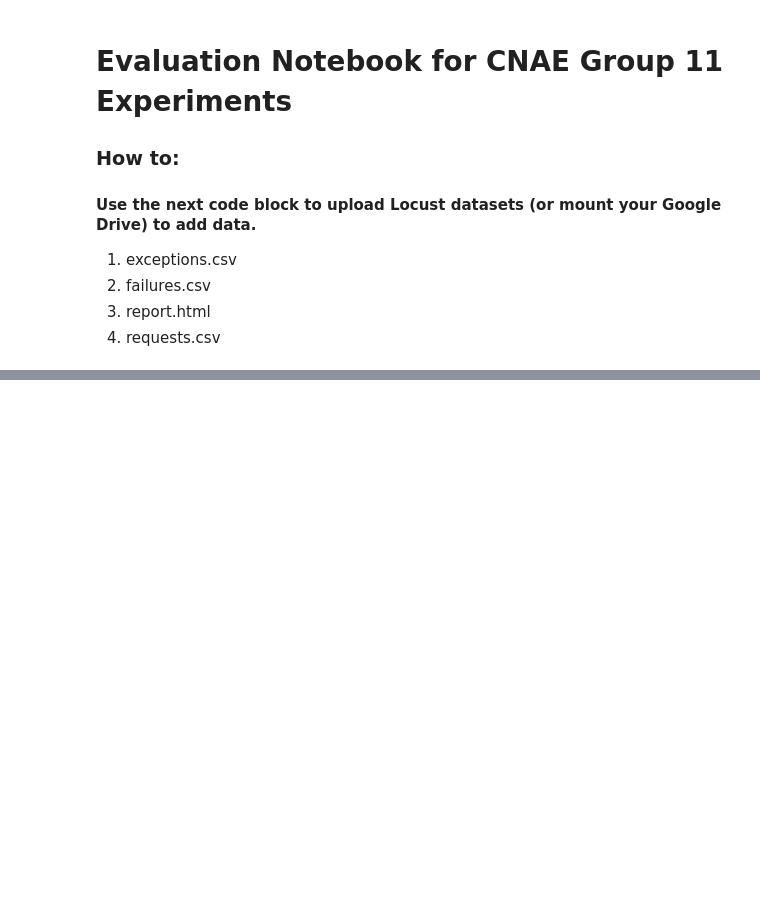
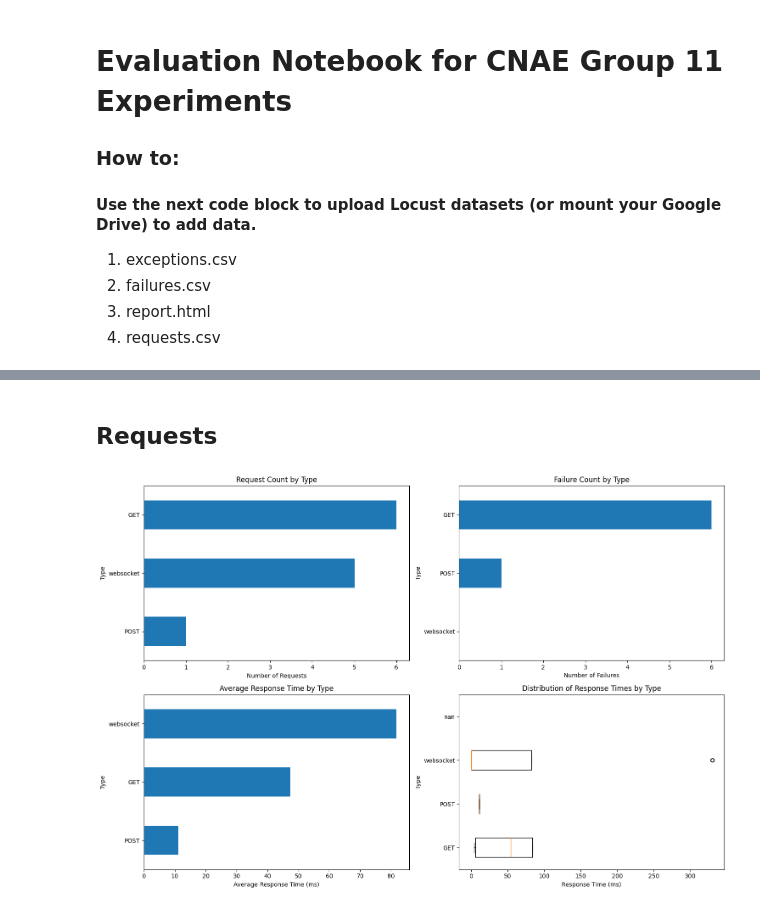
Before and after one commit to louisloechel/CNAEvaluation, a Jupyter notebook: CNAE_Evaluation.ipynb, the cells around one changed output, grey strips where cells are left out. Cells and saved outputs as stored; diff of their text form; code cells hidden in the pictures; blank space fills up the shorter version.

```diff
--- a/CNAE_Evaluation.ipynb
+++ b/CNAE_Evaluation.ipynb
@@ -62,0 +82,35 @@ p, edges = np.histogram(failures.csv)
+# %% [markdown]
+## Requests
+# %%
+# Set up the plots
+fig, axes = plt.subplots(nrows=2, ncols=2, figsize=(15, 10))
+
+# 1. Request Count by Type
+requests.groupby('Type')['Request Count'].sum().sort_values().plot(kind='barh', ax=axes[0, 0])
+axes[0, 0].set_title('Request Count by Type')
+axes[0, 0].set_xlabel('Number of Requests')
+axes[0, 0].set_ylabel('Type')
+
+# 2. Failure Count by Type
+requests.groupby('Type')['Failure Count'].sum().sort_values().plot(kind='barh', ax=axes[0, 1])
+axes[0, 1].set_title('Failure Count by Type')
+axes[0, 1].set_xlabel('Number of Failures')
+axes[0, 1].set_ylabel('Type')
+
+# 3. Average Response Time by Type
+requests.groupby('Type')['Average Response Time'].mean().sort_values().plot(kind='barh', ax=axes[1, 0])
+axes[1, 0].set_title('Average Response Time by Type')
+axes[1, 0].set_xlabel('Average Response Time (ms)')
+axes[1, 0].set_ylabel('Type')
+
+# 4. Distribution of Response Times for Each Type (using 50%, 75% and 95% percentiles)
+box_data = [requests[requests['Type'] == type_][['50%', '75%', '95%']].values.flatten() for type_ in requests['Type'].unique()]
+axes[1, 1].boxplot(box_data, vert=False, labels=requests['Type'].unique())
+axes[1, 1].set_title('Distribution of Response Times by Type')
+axes[1, 1].set_xlabel('Response Time (ms)')
+axes[1, 1].set_ylabel('Type')
+
+plt.tight_layout()
+plt.show()
+# %% [output]
+[figure, added]
```
Also changed, not shown: parts of 17 cells of this notebook.
